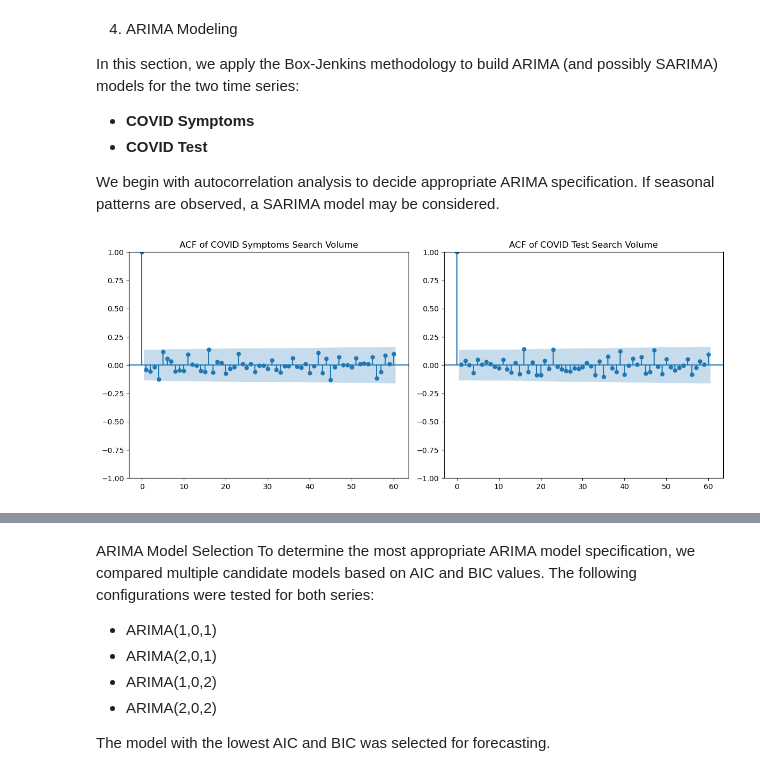
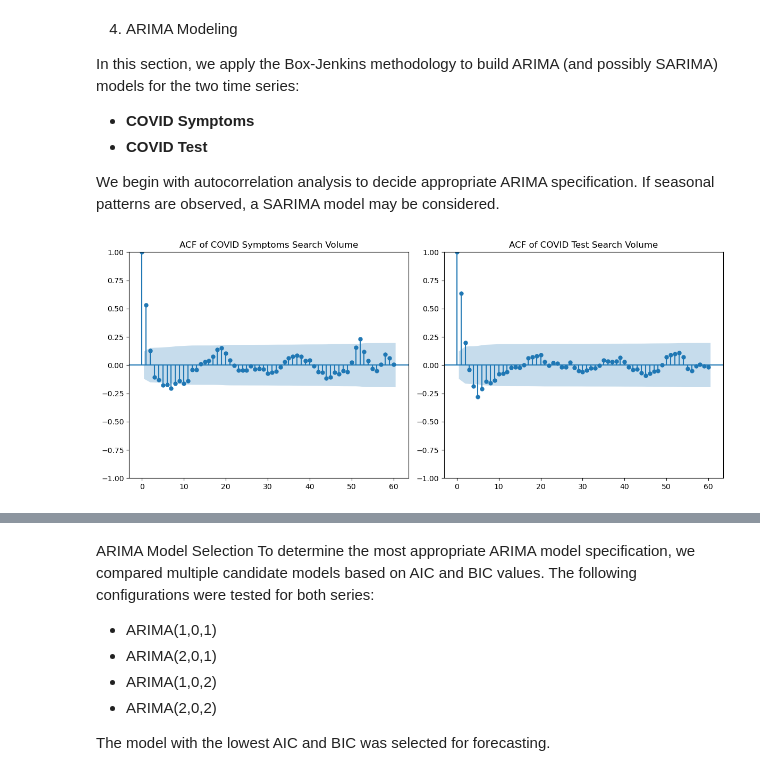
Before and after one commit to sevintanerdi/TSAproject, a Jupyter notebook: TSA_analysis.ipynb, the cells around one changed output, grey strips where cells are left out. Saved outputs shown, nothing was run; the diff lists cells and outputs as text; code cells hidden in the pictures.

Commit message:
Started to ARIMA modeling, ACF and PACF graphs are created

```diff
--- a/TSA_analysis.ipynb
+++ b/TSA_analysis.ipynb
@@ -731,23 +731,23 @@ We begin with autocorrelation analysis to decide appropriate ARIMA specification
 # %%
 from statsmodels.graphics.tsaplots import plot_acf
 import matplotlib.pyplot as plt
 
 plt.figure(figsize=(12, 5)) # Tek figür, iki subplot
 
 # ACF - covid symptoms
 plt.subplot(1, 2, 1)
-plot_acf(data['covid symptoms'], lags=60, ax=plt.gca())
+plot_acf(data_diff['covid symptoms'], lags=60, ax=plt.gca())
 plt.title('ACF of COVID Symptoms Search Volume')
 
 # ACF - covid test
 plt.subplot(1, 2, 2)
-plot_acf(data['covid test'], lags=60, ax=plt.gca())
+plot_acf(data_diff['covid test'], lags=60, ax=plt.gca())
 plt.title('ACF of COVID Test Search Volume')
 
 plt.tight_layout()
 plt.show()
 # %% [output]
-[figure, old version]
+[figure, new version]
 # %% [markdown]
 Seasonality Assessment via ACF Plots
 
```
Also changed, not shown: parts of 2 cells of this notebook.
